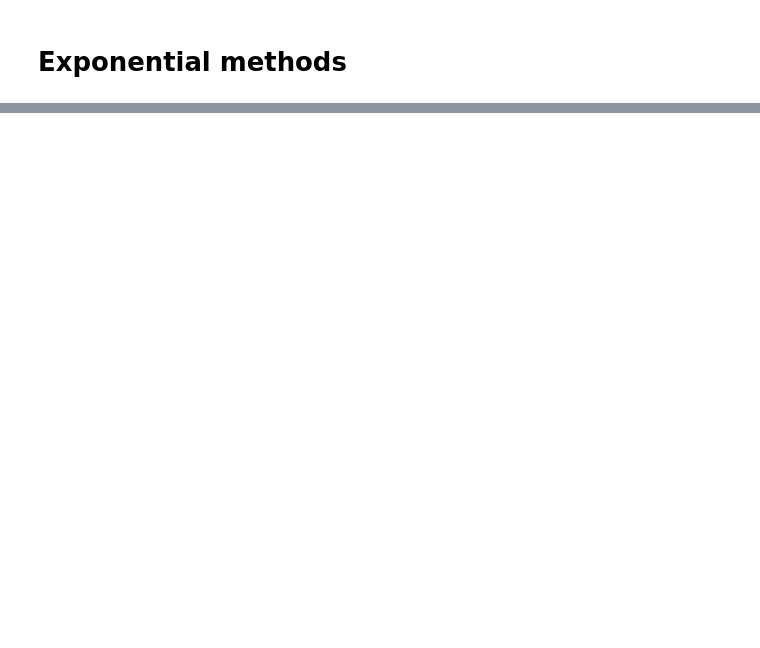
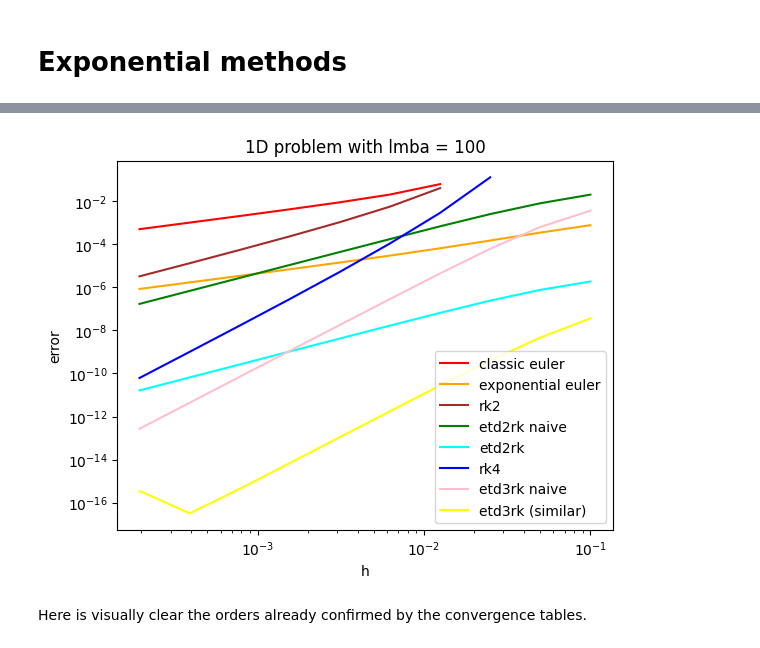
Before and after one commit to Isabela-Miki-Suzuki/Numerical-exponential-integrators-for-dynamical-systems, a Jupyter notebook: cap4.ipynb, the cells around one changed output, grey strips where cells are left out. Drawn from its saved outputs; the diff is of its cells as text; code cells hidden in the pictures; blank space fills up the shorter version.

```diff
--- a/cap4.ipynb
+++ b/cap4.ipynb
@@ -723,0 +207,25 @@ $$
+# %%
+n0 = 10
+k = 10
+lmba = 100
+A = lmba * np.array([[1]])
+t0 = 0.0
+tf = 1.0
+x0 = np.array([1])
+n_1D_classic, domain = errors_2x(n0, k, classic_euler, t0, tf, x0, A, g, sol, vectorize_sol, error_2)
+n_1D_exponential, domain = errors_2x(n0, k, exponential_euler, t0, tf, x0, A, g, sol, vectorize_sol, error_2)
+n_1D_etd2rk, domain = errors_2x(n0, k, etd2rk, t0, tf, x0, A, g, sol, vectorize_sol, error_2)
+n_1D_etd2rk_trapezoidal_naive, domain = errors_2x(n0, k, etd2rk_trapezoidal_naive, t0, tf, x0, A, g, sol, vectorize_sol, error_2)
+n_1D_etd3rk_similar, domain = errors_2x(n0, k, etd3rk_similar, t0, tf, x0, A, g, sol, vectorize_sol, error_2)
+n_1D_etd3rk_naive, domain = errors_2x(n0, k, etd3rk_naive, t0, tf, x0, A, g, sol, vectorize_sol, error_2)
+n_1D_rk2, domain = errors_2x(n0, k, rk2, t0, tf, x0, A, g, sol, vectorize_sol, error_2)
+n_1D_rk4, domain = errors_2x(n0, k, rk4, t0, tf, x0, A, g, sol, vectorize_sol, error_2)
+# %%
+matrix_2D = [n_1D_classic, n_1D_exponential, n_1D_rk2, n_1D_etd2rk_trapezoidal_naive, n_1D_etd2rk, n_1D_rk4, n_1D_etd3rk_naive, n_1D_etd3rk_similar]
+names = ['classic euler', 'exponential euler', 'rk2', 'etd2rk naive', 'etd2rk', 'rk4', 'etd3rk naive', "etd3rk (similar)"]
+fig_2D, ax_2D = graphic_2D(8*[1/domain], matrix_2D, names, "h", "error", "1D problem with lmba = "+str(lmba), False, True)
+plt.xscale('log')
+# %% [output]
+[figure, added]
+# %% [markdown]
+Here is visually clear the orders already confirmed by the convergence tables.
```
Also changed, not shown: parts of 26 cells of this notebook, 11 other files.
